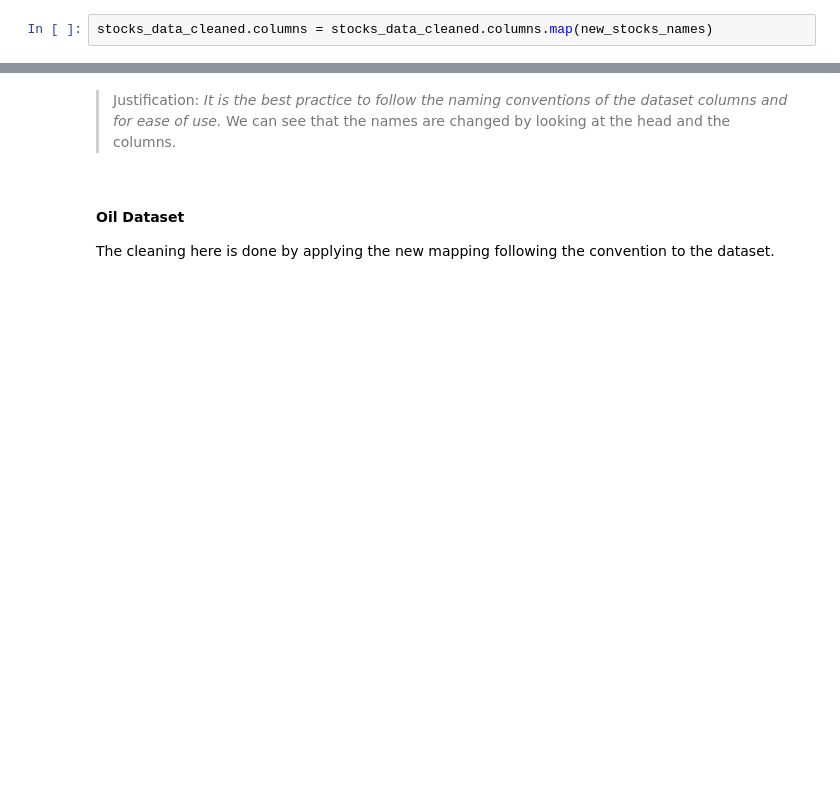
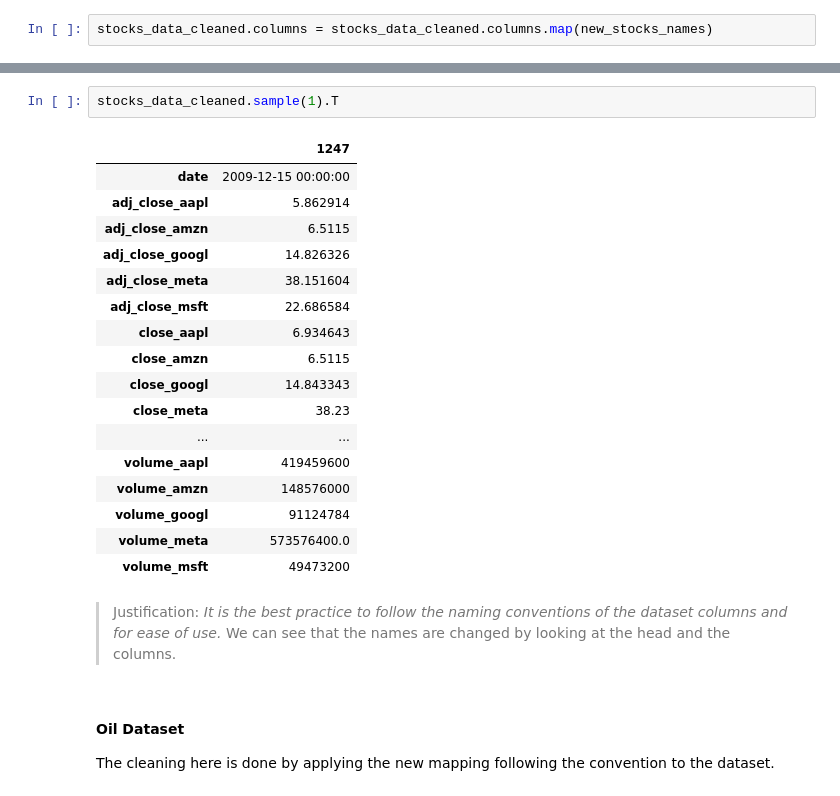
Before and after one commit to sondosaabed/Oil-vs-BigTech-stock-investigation, a Jupyter notebook: oil-bigTechCompanies-investigation.ipynb, the cells around one changed output, grey strips where cells are left out. Cells and saved outputs as stored; diff of their text form; blank space fills up the shorter version.

```diff
--- a/oil-bigTechCompanies-investigation.ipynb
+++ b/oil-bigTechCompanies-investigation.ipynb
@@ -755,3 +745,23 @@ stocks_data_cleaned.head()
+# %%
+stocks_data_cleaned.sample(1).T
+# %% [output]
+|  | 1247 |
+| date | 2009-12-15 00:00:00 |
+| adj_close_aapl | 5.862914 |
+| adj_close_amzn | 6.5115 |
+| adj_close_googl | 14.826326 |
+| adj_close_meta | 38.151604 |
+| adj_close_msft | 22.686584 |
+| close_aapl | 6.934643 |
+| close_amzn | 6.5115 |
+| close_googl | 14.843343 |
+| close_meta | 38.23 |
+| ... | ... |
+| volume_aapl | 419459600 |
+| volume_amzn | 148576000 |
+| volume_googl | 91124784 |
+| volume_meta | 573576400.0 |
+| volume_msft | 49473200 |
 # %% [markdown]
 > Justification: *It is the best practice to follow the naming conventions of the dataset columns and for ease of use.*
 We can see that the names are changed by looking at the head and the columns.
```
Also changed, not shown: parts of 27 cells of this notebook.
